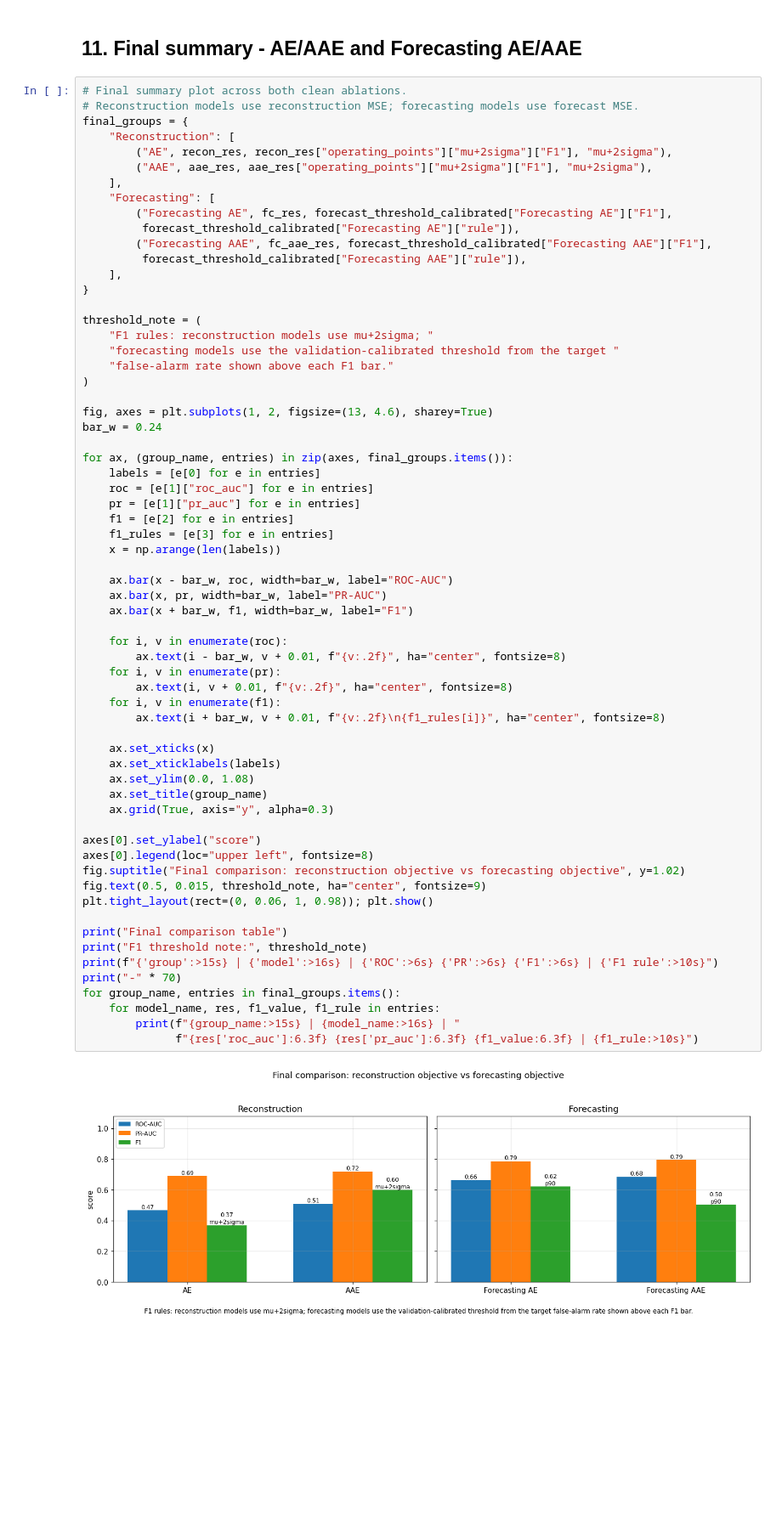
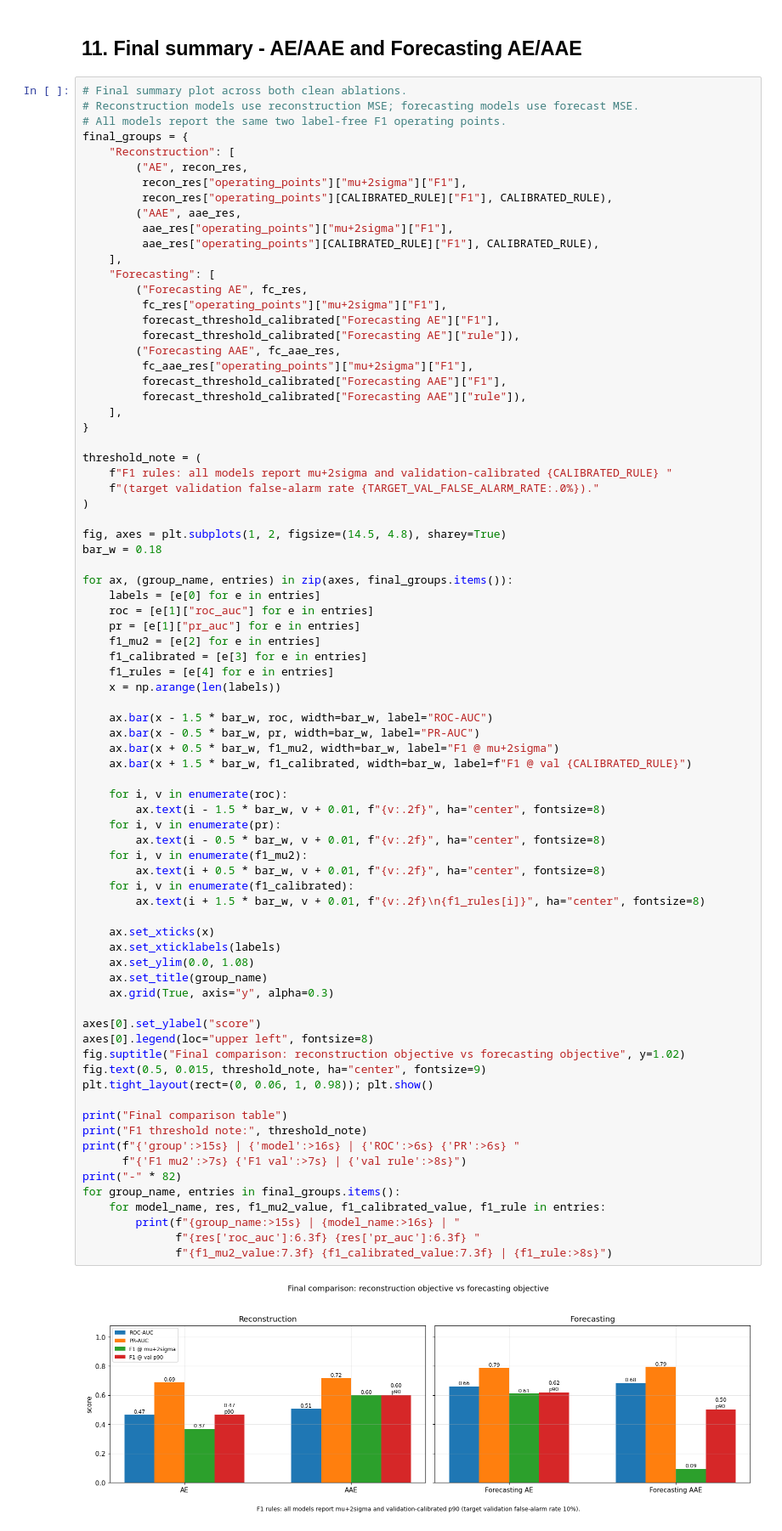
Before and after one commit to omarWafaay/ML_APP_Anomaly_Detection, a Jupyter notebook: AE_compare_unsupervised.ipynb, the cells around one changed output. Shown at 85% size. Cells and saved outputs as stored; diff of their text form; blank space fills up the shorter version.

```diff
--- a/AE_compare_unsupervised.ipynb
+++ b/AE_compare_unsupervised.ipynb
@@ -1648,67 +1648,81 @@ plt.tight_layout(); plt.show()
 # %%
 # Final summary plot across both clean ablations.
 # Reconstruction models use reconstruction MSE; forecasting models use forecast MSE.
+# All models report the same two label-free F1 operating points.
 final_groups = {
     "Reconstruction": [
-        ("AE", recon_res, recon_res["operating_points"]["mu+2sigma"]["F1"], "mu+2sigma"),
-        ("AAE", aae_res, aae_res["operating_points"]["mu+2sigma"]["F1"], "mu+2sigma"),
+        ("AE", recon_res,
+         recon_res["operating_points"]["mu+2sigma"]["F1"],
+         recon_res["operating_points"][CALIBRATED_RULE]["F1"], CALIBRATED_RULE),
+        ("AAE", aae_res,
+         aae_res["operating_points"]["mu+2sigma"]["F1"],
+         aae_res["operating_points"][CALIBRATED_RULE]["F1"], CALIBRATED_RULE),
     ],
     "Forecasting": [
-        ("Forecasting AE", fc_res, forecast_threshold_calibrated["Forecasting AE"]["F1"],
+        ("Forecasting AE", fc_res,
+         fc_res["operating_points"]["mu+2sigma"]["F1"],
+         forecast_threshold_calibrated["Forecasting AE"]["F1"],
          forecast_threshold_calibrated["Forecasting AE"]["rule"]),
-        ("Forecasting AAE", fc_aae_res, forecast_threshold_calibrated["Forecasting AAE"]["F1"],
+        ("Forecasting AAE", fc_aae_res,
+         fc_aae_res["operating_points"]["mu+2sigma"]["F1"],
+         forecast_threshold_calibrated["Forecasting AAE"]["F1"],
          forecast_threshold_calibrated["Forecasting AAE"]["rule"]),
     ],
 }
 
 threshold_note = (
-    "F1 rules: reconstruction models use mu+2sigma; "
-    "forecasting models use the validation-calibrated threshold from the target "
-    "false-alarm rate shown above each F1 bar."
+    f"F1 rules: all models report mu+2sigma and validation-calibrated {CALIBRATED_RULE} "
+    f"(target validation false-alarm rate {TARGET_VAL_FALSE_ALARM_RATE:.0%})."
 )
 
-fig, axes = plt.subplots(1, 2, figsize=(13, 4.6), sharey=True)
-bar_w = 0.24
+fig, axes = plt.subplots(1, 2, figsize=(14.5, 4.8), sharey=True)
+bar_w = 0.18
 
 for ax, (group_name, entries) in zip(axes, final_groups.items()):
     labels = [e[0] for e in entries]
     roc = [e[1]["roc_auc"] for e in entries]
     pr = [e[1]["pr_auc"] for e in entries]
-    f1 = [e[2] for e in entries]
-    f1_rules = [e[3] for e in entries]
+    f1_mu2 = [e[2] for e in entries]
+    f1_calibrated = [e[3] for e in entries]
+    f1_rules = [e[4] for e in entries]
     x = np.arange(len(labels))
 
-    ax.bar(x - bar_w, roc, width=bar_w, label="ROC-AUC")
-    ax.bar(x, pr, width=bar_w, label="PR-AUC")
-    ax.bar(x + bar_w, f1, width=bar_w, label="F1")
+    ax.bar(x - 1.5 * bar_w, roc, width=bar_w, label="ROC-AUC")
+    ax.bar(x - 0.5 * bar_w, pr, width=bar_w, label="PR-AUC")
+    ax.bar(x + 0.5 * bar_w, f1_mu2, width=bar_w, label="F1 @ mu+2sigma")
+    ax.bar(x + 1.5 * bar_w, f1_calibrated, width=bar_w, label=f"F1 @ val {CALIBRATED_RULE}")
 
     for i, v in enumerate(roc):
-        ax.text(i - bar_w, v + 0.01, f"{v:.2f}", ha="center", fontsize=8)
+        ax.text(i - 1.5 * bar_w, v + 0.01, f"{v:.2f}", ha="center", fontsize=8)
     for i, v in enumerate(pr):
-        ax.text(i, v + 0.01, f"{v:.2f}", ha="center", fontsize=8)
-    for i, v in enumerate(f1):
-        ax.text(i + bar_w, v + 0.01, f"{v:.2f}\n{f1_rules[i]}", ha="center", fontsize=8)
+        ax.text(i - 0.5 * bar_w, v + 0.01, f"{v:.2f}", ha="center", fontsize=8)
+    for i, v in enumerate(f1_mu2):
+        ax.text(i + 0.5 * bar_w, v + 0.01, f"{v:.2f}", ha="center", fontsize=8)
+    for i, v in enumerate(f1_calibrated):
+        ax.text(i + 1.5 * bar_w, v + 0.01, f"{v:.2f}\n{f1_rules[i]}", ha="center", fontsize=8)
 
     ax.set_xticks(x)
     ax.set_xticklabels(labels)
     ax.set_ylim(0.0, 1.08)
     ax.set_title(group_name)
     ax.grid(True, axis="y", alpha=0.3)
 
 axes[0].set_ylabel("score")
 axes[0].legend(loc="upper left", fontsize=8)
 fig.suptitle("Final comparison: reconstruction objective vs forecasting objective", y=1.02)
 fig.text(0.5, 0.015, threshold_note, ha="center", fontsize=9)
 plt.tight_layout(rect=(0, 0.06, 1, 0.98)); plt.show()
 
 print("Final comparison table")
 print("F1 threshold note:", threshold_note)
-print(f"{'group':>15s} | {'model':>16s} | {'ROC':>6s} {'PR':>6s} {'F1':>6s} | {'F1 rule':>10s}")
-print("-" * 70)
+print(f"{'group':>15s} | {'model':>16s} | {'ROC':>6s} {'PR':>6s} "
+      f"{'F1 mu2':>7s} {'F1 val':>7s} | {'val rule':>8s}")
+print("-" * 82)
 for group_name, entries in final_groups.items():
-    for model_name, res, f1_value, f1_rule in entries:
+    for model_name, res, f1_mu2_value, f1_calibrated_value, f1_rule in entries:
         print(f"{group_name:>15s} | {model_name:>16s} | "
-              f"{res['roc_auc']:6.3f} {res['pr_auc']:6.3f} {f1_value:6.3f} | {f1_rule:>10s}")
+              f"{res['roc_auc']:6.3f} {res['pr_auc']:6.3f} "
+              f"{f1_mu2_value:7.3f} {f1_calibrated_value:7.3f} | {f1_rule:>8s}")
 # %% [output]
-[figure, old version]
+[figure, new version]
 Final comparison table
```
Also changed, not shown: parts of 1 cell of this notebook.
